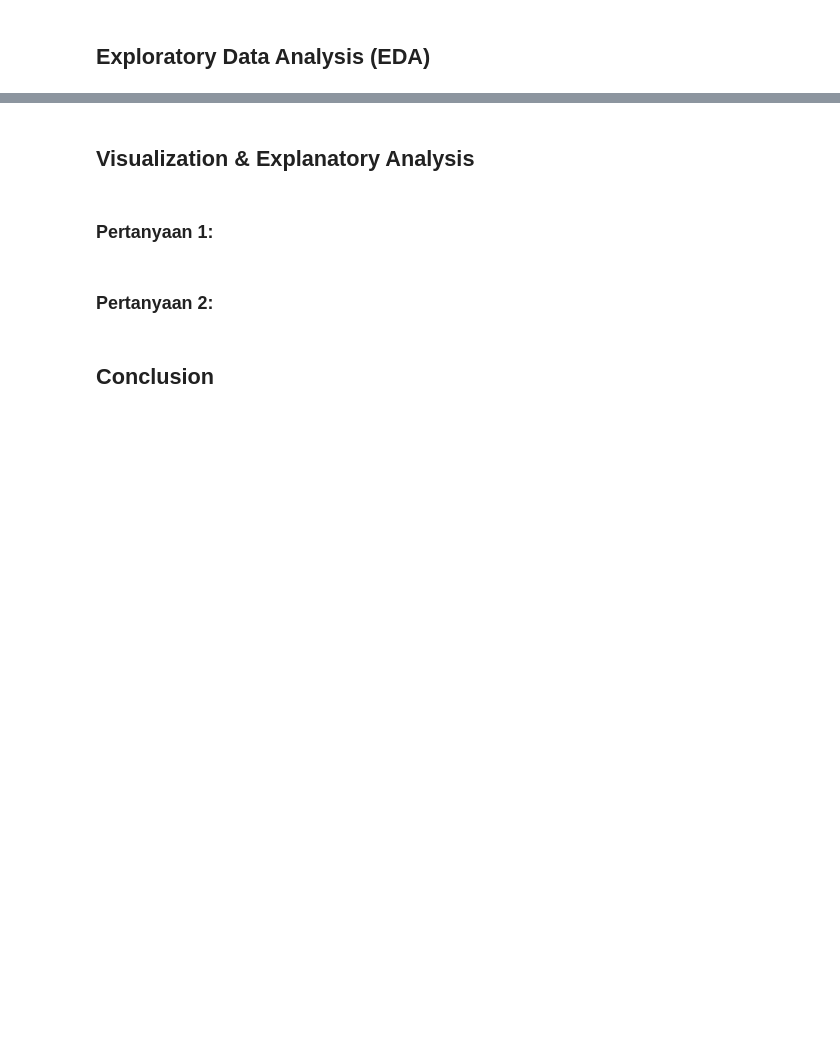
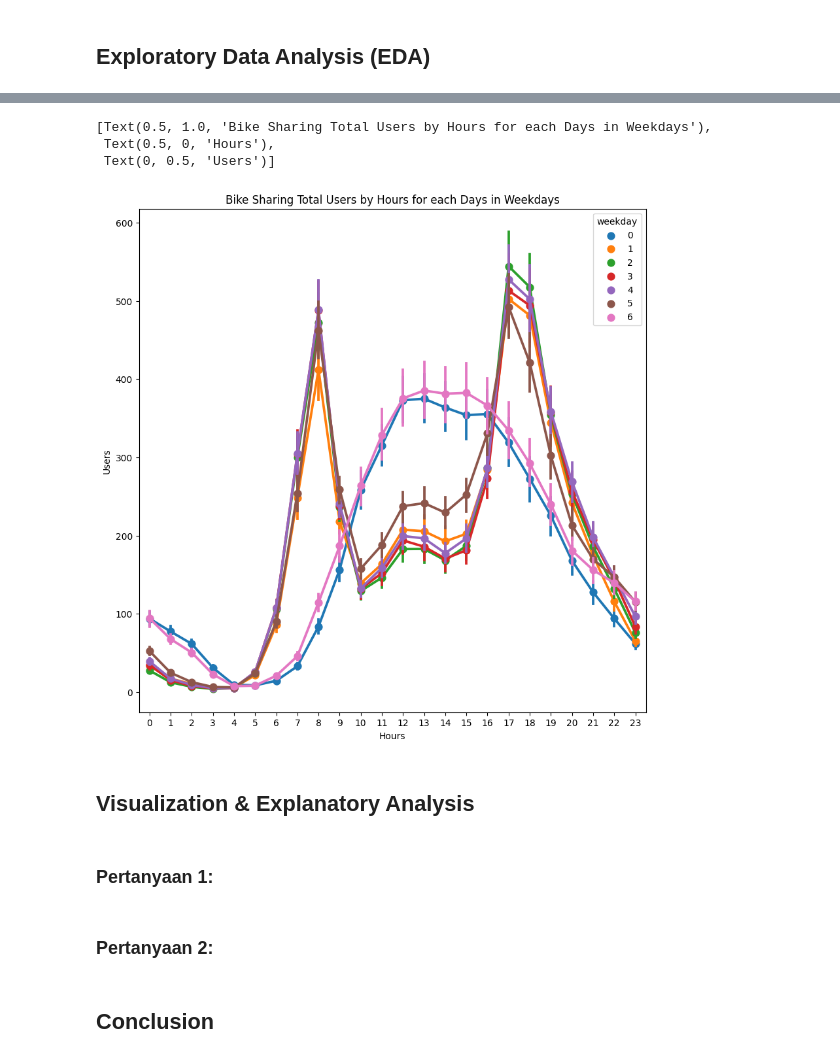
Before and after one commit to ChanifRusydi/codespaces-jupyter, a Jupyter notebook: notebooks/notebook.ipynb, the cells around one changed output, grey strips where cells are left out. Cells and saved outputs as stored; diff of their text form; code cells hidden in the pictures; blank space fills up the shorter version.

```diff
--- a/notebooks/notebook.ipynb
+++ b/notebooks/notebook.ipynb
@@ -78 +23,3 @@ data.dropna(inplace=True)
+# %%
+hour = pd.read_csv('../data/hour.csv')
 # %%
@@ -116,0 +164,14 @@ sns.heatmap(corr,
+# %%
+columns = [
+    'season',
+    "mnth",
+    "holiday",
+    "weekday",
+    "workingday",
+    "weathersit",
+]
+for column in columns:
+    day[column] = day[column].astype('category')
+    hour[column] = hour[column].astype('category')
+day.info()
+hour.info()
@@ -116,0 +196,9 @@ sns.heatmap(corr,
+# %%
+figure, ax = plt.subplots(figsize=(10, 10))
+sns.pointplot(data=hour, x='hr', y='cnt', hue='weekday', ax=ax)
+ax.set(title='Bike Sharing Total Users by Hours for each Days in Weekdays', xlabel='Hours', ylabel='Users')
+# %% [output]
+[Text(0.5, 1.0, 'Bike Sharing Total Users by Hours for each Days in Weekdays'),
+ Text(0.5, 0, 'Hours'),
+ Text(0, 0.5, 'Users')]
+[figure, added]
```
Also changed, not shown: parts of 22 cells of this notebook, 3 other files.
